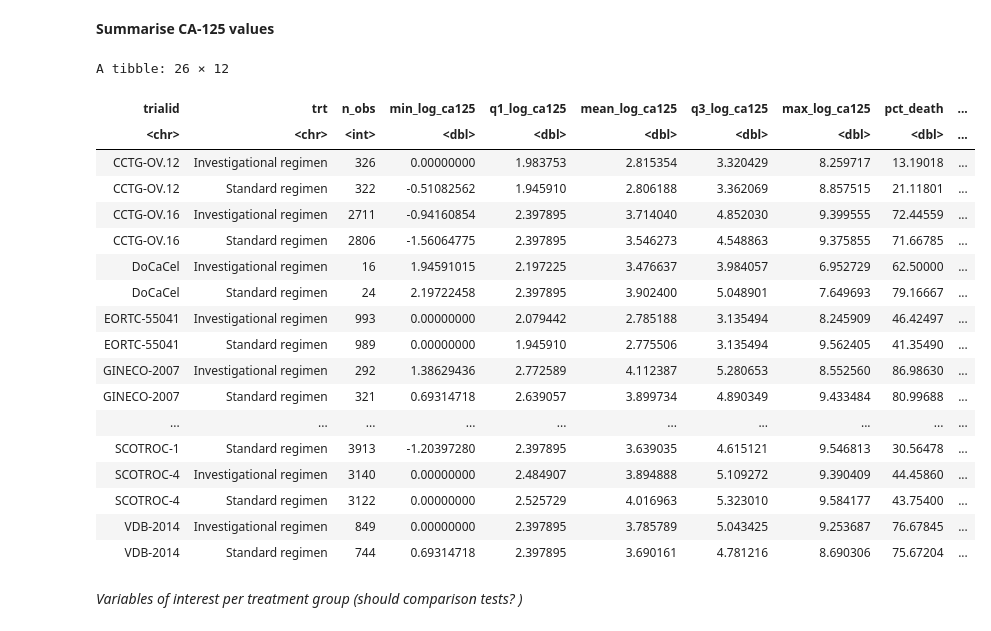
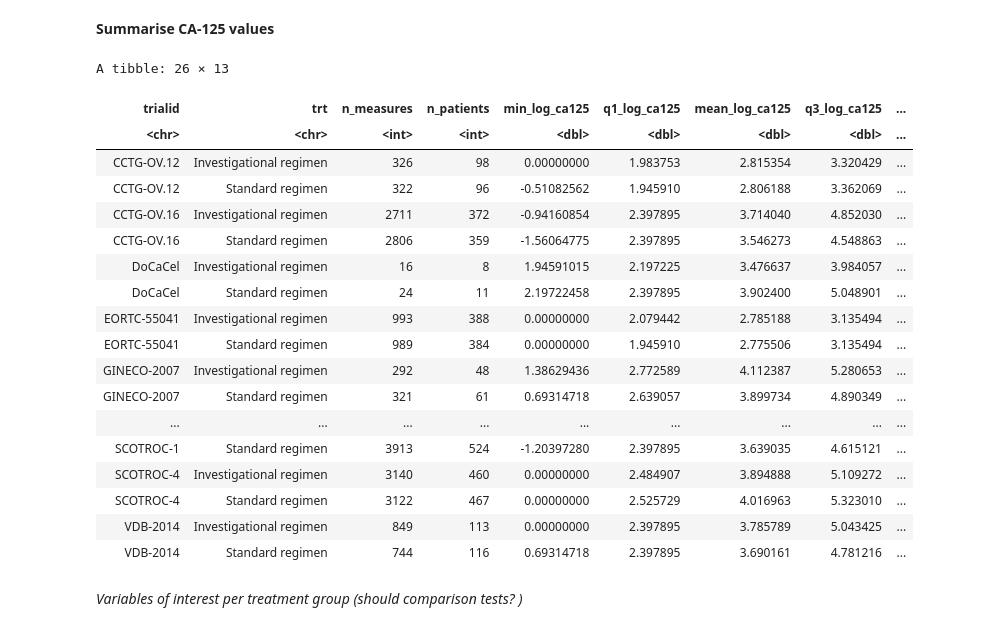
Before and after one commit to Kodro23/Surrogacy_evaluation_CA125, a Jupyter notebook: notebooks/CA125.ipynb, the cells around one changed output. Saved outputs shown, nothing was run; the diff lists cells and outputs as text; code cells hidden in the pictures.

```diff
--- a/notebooks/CA125.ipynb
+++ b/notebooks/CA125.ipynb
@@ -226,53 +244,54 @@ ggplot(subset_data, aes(x = time_ca125, y = log_ca125, color = id, group = id))
 ca125_all_6 %>%
 
   # keep repeated measures if you want ALL CA125 values
   group_by(trialid, trt) %>%
 
   summarise(
 
-    n_obs = n(),
+    n_measures = n(),
+    n_patients = n_distinct(id),
 
     min_log_ca125 = min(log_ca125, na.rm = TRUE),
 
     q1_log_ca125 = quantile(log_ca125, 0.25, na.rm = TRUE),
 
     mean_log_ca125 = mean(log_ca125, na.rm = TRUE),
 
     q3_log_ca125 = quantile(log_ca125, 0.75, na.rm = TRUE),
 
     max_log_ca125 = max(log_ca125, na.rm = TRUE),
         # percentage deaths
     pct_death = mean(os_statut == 1, na.rm = TRUE) * 100,
     # percentage progression
     pct_progression = mean(pfs_statut == 1, na.rm = TRUE) * 100,
     # median OS time
     median_os_time_d = median(os_time_d, na.rm = TRUE),
     # median PFS time
     median_pfs_time_d = median(pfs_time_d, na.rm = TRUE),
     .groups = "drop"
   ) %>%
 
   arrange(trialid, trt)
 # %% [output]
-A tibble: 26 × 12
+A tibble: 26 × 13
-| trialid | trt | n_obs | min_log_ca125 | q1_log_ca125 | mean_log_ca125 | q3_log_ca125 | max_log_ca125 | pct_death | ... |
-| <chr> | <chr> | <int> | <dbl> | <dbl> | <dbl> | <dbl> | <dbl> | <dbl> | ... |
-| CCTG-OV.12 | Investigational regimen | 326 | 0.00000000 | 1.983753 | 2.815354 | 3.320429 | 8.259717 | 13.19018 | ... |
-| CCTG-OV.12 | Standard regimen | 322 | -0.51082562 | 1.945910 | 2.806188 | 3.362069 | 8.857515 | 21.11801 | ... |
-| CCTG-OV.16 | Investigational regimen | 2711 | -0.94160854 | 2.397895 | 3.714040 | 4.852030 | 9.399555 | 72.44559 | ... |
-| CCTG-OV.16 | Standard regimen | 2806 | -1.56064775 | 2.397895 | 3.546273 | 4.548863 | 9.375855 | 71.66785 | ... |
-| DoCaCel | Investigational regimen | 16 | 1.94591015 | 2.197225 | 3.476637 | 3.984057 | 6.952729 | 62.50000 | ... |
-| DoCaCel | Standard regimen | 24 | 2.19722458 | 2.397895 | 3.902400 | 5.048901 | 7.649693 | 79.16667 | ... |
-| EORTC-55041 | Investigational regimen | 993 | 0.00000000 | 2.079442 | 2.785188 | 3.135494 | 8.245909 | 46.42497 | ... |
-| EORTC-55041 | Standard regimen | 989 | 0.00000000 | 1.945910 | 2.775506 | 3.135494 | 9.562405 | 41.35490 | ... |
-| GINECO-2007 | Investigational regimen | 292 | 1.38629436 | 2.772589 | 4.112387 | 5.280653 | 8.552560 | 86.98630 | ... |
-| GINECO-2007 | Standard regimen | 321 | 0.69314718 | 2.639057 | 3.899734 | 4.890349 | 9.433484 | 80.99688 | ... |
-| ... | ... | ... | ... | ... | ... | ... | ... | ... | ... |
-| SCOTROC-1 | Standard regimen | 3913 | -1.20397280 | 2.397895 | 3.639035 | 4.615121 | 9.546813 | 30.56478 | ... |
-| SCOTROC-4 | Investigational regimen | 3140 | 0.00000000 | 2.484907 | 3.894888 | 5.109272 | 9.390409 | 44.45860 | ... |
-| SCOTROC-4 | Standard regimen | 3122 | 0.00000000 | 2.525729 | 4.016963 | 5.323010 | 9.584177 | 43.75400 | ... |
-| VDB-2014 | Investigational regimen | 849 | 0.00000000 | 2.397895 | 3.785789 | 5.043425 | 9.253687 | 76.67845 | ... |
-| VDB-2014 | Standard regimen | 744 | 0.69314718 | 2.397895 | 3.690161 | 4.781216 | 8.690306 | 75.67204 | ... |
+| trialid | trt | n_measures | n_patients | min_log_ca125 | q1_log_ca125 | mean_log_ca125 | q3_log_ca125 | ... |
+| <chr> | <chr> | <int> | <int> | <dbl> | <dbl> | <dbl> | <dbl> | ... |
+| CCTG-OV.12 | Investigational regimen | 326 | 98 | 0.00000000 | 1.983753 | 2.815354 | 3.320429 | ... |
+| CCTG-OV.12 | Standard regimen | 322 | 96 | -0.51082562 | 1.945910 | 2.806188 | 3.362069 | ... |
+| CCTG-OV.16 | Investigational regimen | 2711 | 372 | -0.94160854 | 2.397895 | 3.714040 | 4.852030 | ... |
+| CCTG-OV.16 | Standard regimen | 2806 | 359 | -1.56064775 | 2.397895 | 3.546273 | 4.548863 | ... |
+| DoCaCel | Investigational regimen | 16 | 8 | 1.94591015 | 2.197225 | 3.476637 | 3.984057 | ... |
+| DoCaCel | Standard regimen | 24 | 11 | 2.19722458 | 2.397895 | 3.902400 | 5.048901 | ... |
+| EORTC-55041 | Investigational regimen | 993 | 388 | 0.00000000 | 2.079442 | 2.785188 | 3.135494 | ... |
+| EORTC-55041 | Standard regimen | 989 | 384 | 0.00000000 | 1.945910 | 2.775506 | 3.135494 | ... |
+| GINECO-2007 | Investigational regimen | 292 | 48 | 1.38629436 | 2.772589 | 4.112387 | 5.280653 | ... |
+| GINECO-2007 | Standard regimen | 321 | 61 | 0.69314718 | 2.639057 | 3.899734 | 4.890349 | ... |
+| ... | ... | ... | ... | ... | ... | ... | ... | ... |
+| SCOTROC-1 | Standard regimen | 3913 | 524 | -1.20397280 | 2.397895 | 3.639035 | 4.615121 | ... |
+| SCOTROC-4 | Investigational regimen | 3140 | 460 | 0.00000000 | 2.484907 | 3.894888 | 5.109272 | ... |
+| SCOTROC-4 | Standard regimen | 3122 | 467 | 0.00000000 | 2.525729 | 4.016963 | 5.323010 | ... |
+| VDB-2014 | Investigational regimen | 849 | 113 | 0.00000000 | 2.397895 | 3.785789 | 5.043425 | ... |
+| VDB-2014 | Standard regimen | 744 | 116 | 0.69314718 | 2.397895 | 3.690161 | 4.781216 | ... |
 # %% [markdown]
 *Variables of interest per treatment group (should comparison tests? )*
 # %% [markdown]
```
Also changed, not shown: parts of 18 cells of this notebook, 3 other files.
